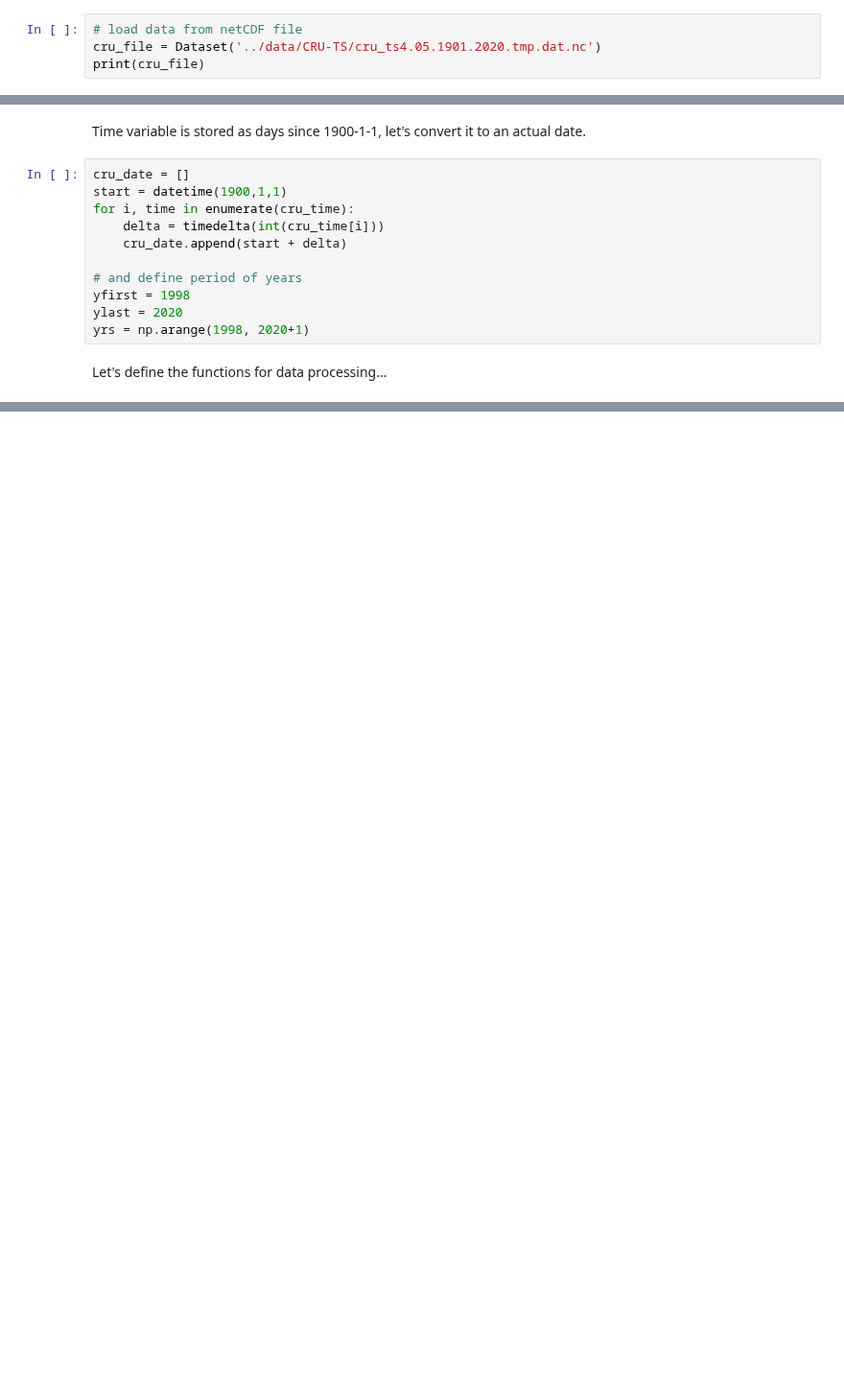
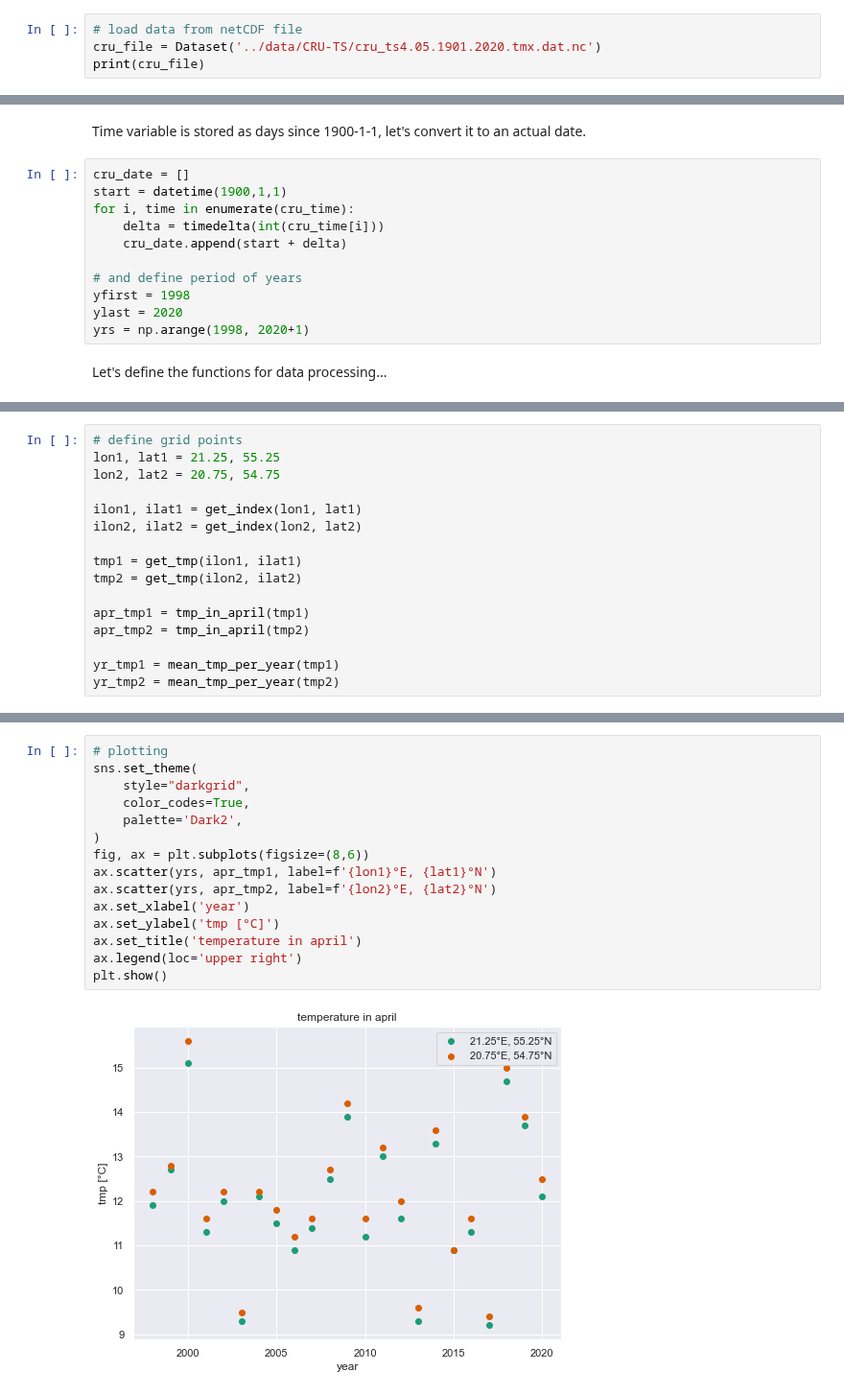
Before and after one commit to gtlab-barcelona/robert, a Jupyter notebook: code/6-import-CRU-data.ipynb, the cells around one changed output, grey strips where cells are left out. Shown at 96% size. Cells and saved outputs as stored; diff of their text form; blank space fills up the shorter version.

```diff
--- a/code/6-import-CRU-data.ipynb
+++ b/code/6-import-CRU-data.ipynb
@@ -12,7 +12,7 @@ import matplotlib.pyplot as plt
 import seaborn as sns
 # %%
 # load data from netCDF file
-cru_file = Dataset('../data/CRU-TS/cru_ts4.05.1901.2020.tmp.dat.nc')
+cru_file = Dataset('../data/CRU-TS/cru_ts4.05.1901.2020.tmx.dat.nc')
 print(cru_file)
 # %% [output]
 <class 'netCDF4._netCDF4.Dataset'>
@@ -188,0 +166,16 @@ sns.scatterplot(x=yrs, y=tmp)
+# %%
+# define grid points
+lon1, lat1 = 21.25, 55.25
+lon2, lat2 = 20.75, 54.75
+
+ilon1, ilat1 = get_index(lon1, lat1)
+ilon2, ilat2 = get_index(lon2, lat2)
+
+tmp1 = get_tmp(ilon1, ilat1)
+tmp2 = get_tmp(ilon2, ilat2)
+
+apr_tmp1 = tmp_in_april(tmp1)
+apr_tmp2 = tmp_in_april(tmp2)
+
+yr_tmp1 = mean_tmp_per_year(tmp1)
+yr_tmp2 = mean_tmp_per_year(tmp2)
@@ -188,0 +197,17 @@ sns.scatterplot(x=yrs, y=tmp)
+# %%
+# plotting
+sns.set_theme(
+    style="darkgrid",
+    color_codes=True,
+    palette='Dark2',
+)
+fig, ax = plt.subplots(figsize=(8,6))
+ax.scatter(yrs, apr_tmp1, label=f'{lon1}°E, {lat1}°N')
+ax.scatter(yrs, apr_tmp2, label=f'{lon2}°E, {lat2}°N')
+ax.set_xlabel('year')
+ax.set_ylabel('tmp [°C]')
+ax.set_title('temperature in april')
+ax.legend(loc='upper right')
+plt.show()
+# %% [output]
+[figure, added]
```
Also changed, not shown: parts of 9 cells of this notebook, 1 other file.
